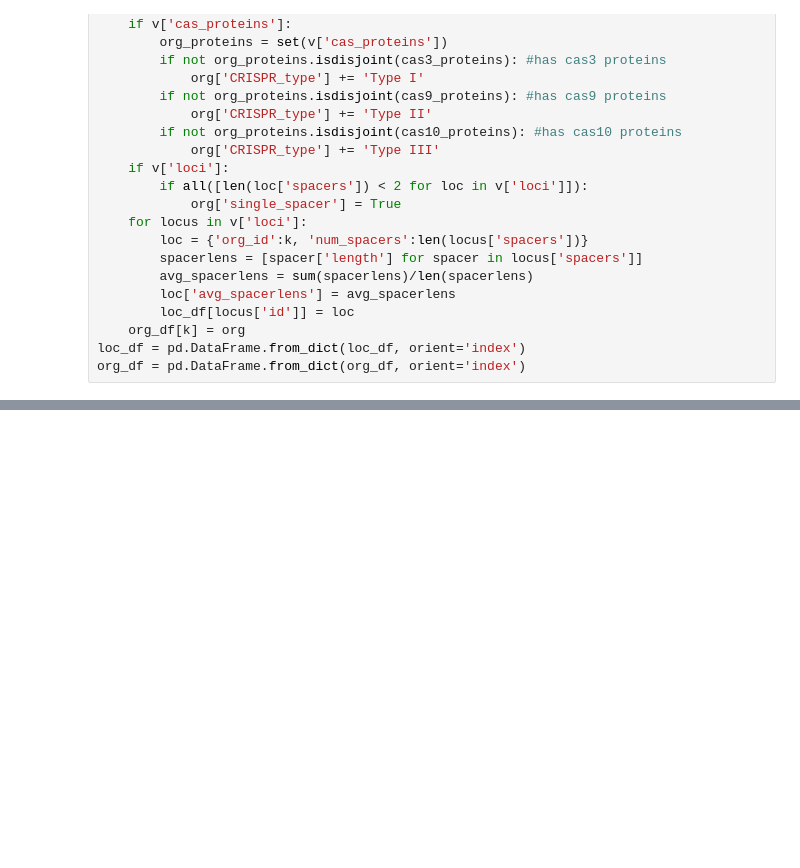
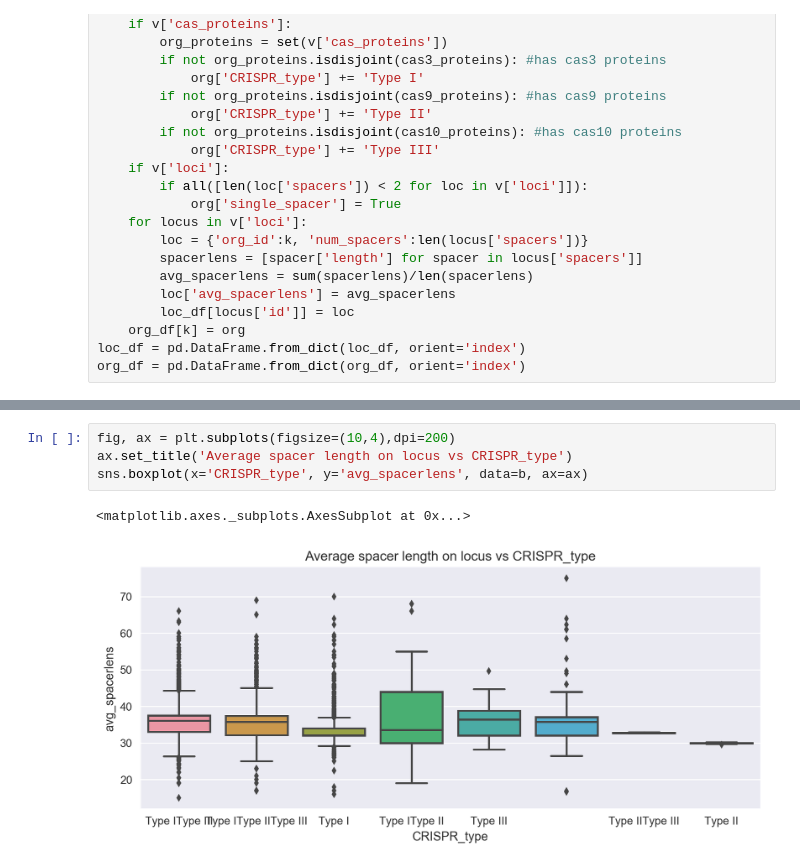
Before and after one commit to cemyld/phageParser, a Jupyter notebook: demos/Journal.ipynb, the cells around one changed output, grey strips where cells are left out. Saved outputs shown, nothing was run; the diff lists cells and outputs as text; blank space fills up the shorter version.

```diff
--- a/demos/Journal.ipynb
+++ b/demos/Journal.ipynb
@@ -97,0 +98,7 @@ len(a)
+# %%
+fig, ax = plt.subplots(figsize=(10,4),dpi=200)
+ax.set_title('Average spacer length on locus vs CRISPR_type')
+sns.boxplot(x='CRISPR_type', y='avg_spacerlens', data=b, ax=ax)
+# %% [output]
+<matplotlib.axes._subplots.AxesSubplot at 0x...>
+[figure, added]
```
Also changed, not shown: parts of 13 cells of this notebook.
